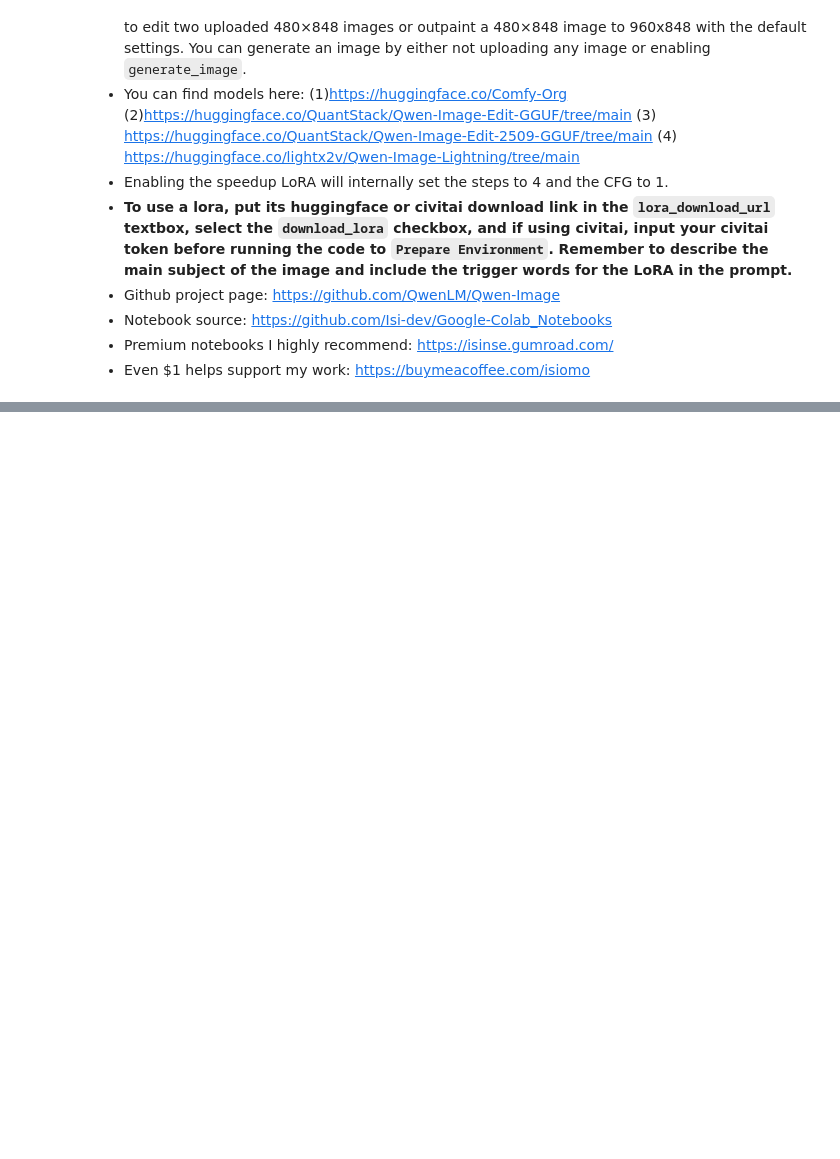
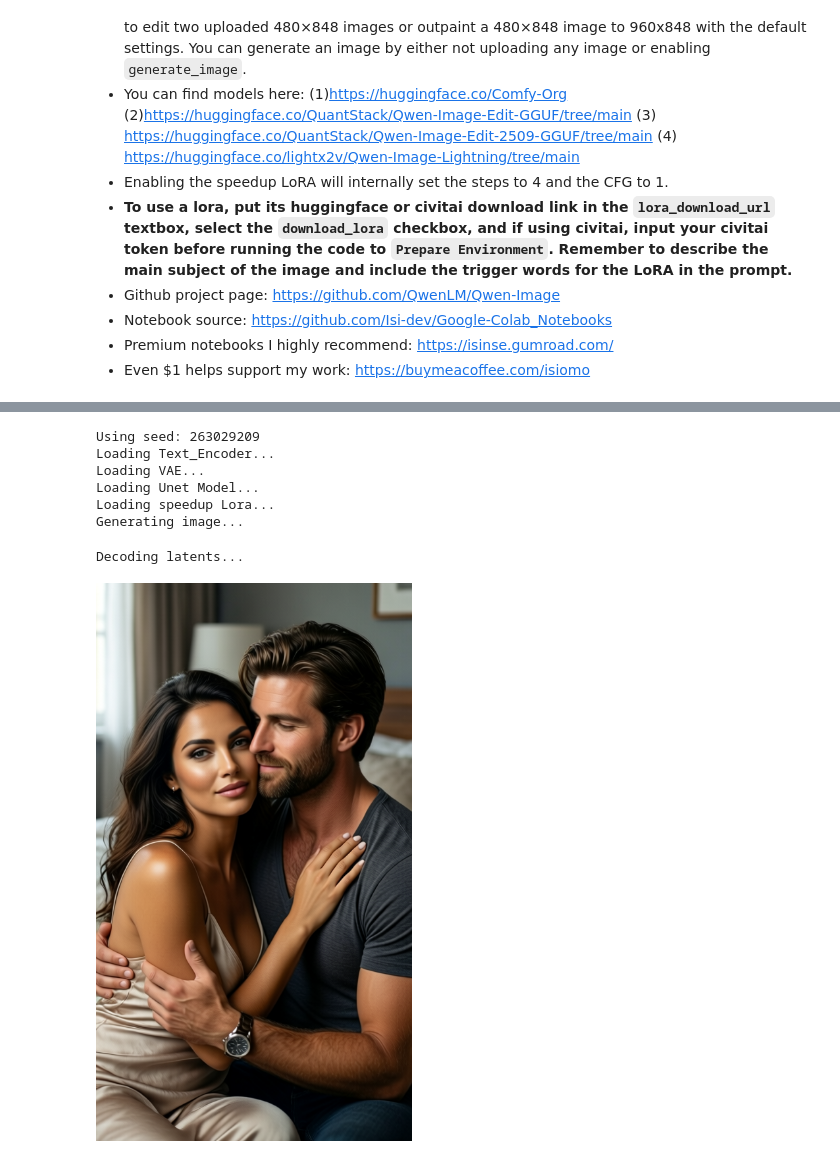
Before and after one commit to kdbugk/automatic-checkpoints, a Jupyter notebook: Qwen_Image/Qwen_Image_Gen_Edit.ipynb, the cells around one changed output, grey strips where cells are left out. Cells and saved outputs as stored; diff of their text form; code cells hidden in the pictures; blank space fills up the shorter version.

```diff
--- a/Qwen_Image/Qwen_Image_Gen_Edit.ipynb
+++ b/Qwen_Image/Qwen_Image_Gen_Edit.ipynb
@@ -890,12 +912,12 @@ if display_upload:
 # @title {"single-column":true}
 # @markdown # 💥2. Generate/Edit Image
 
-positive_prompt="A man carrying a beautiful young lady in his arms" # @param {"type":"string"}
-negative_prompt="jpeg compression" # @param {"type":"string"}
+positive_prompt="woman033 with masc man, intimate scene, bedroom, soft lighting, realistic skin texture, photorealistic, 8k, detailed" # @param {"type":"string"}
+negative_prompt="cartoon, anime, drawing, painting, low quality, blurry, deformed" # @param {"type":"string"}
 shift=3 # @param {"type":"slider","min":0.0,"max":100.0,"step":0.1}
 # @markdown ---
 # @markdown ### Image Settings
-generate_image=False # @param {type:"boolean"}
+generate_image=True # @param {type:"boolean"}
 do_not_use_uploaded_image2=False # @param {type:"boolean"}
 change_resolution=True # @param {type:"boolean"}
 new_width = 480 # @param {"type":"number"}
@@ -916,7 +938,7 @@ denoise=1 # @param {"type":"slider","min":0.0,"max":1.0,"step":0.01}
 # @markdown ---
 # @markdown ### LoRA Settings
 use_speedup_lora=True # @param {type:"boolean"}
-use_lora=False # @param {type:"boolean"}
+use_lora=True # @param {type:"boolean"}
 LoRA_Strength=1 # @param {"type":"slider","min":-1,"max":1,"step":0.01}
 
 file_uploaded11  = globals().get("file_uploaded", None)
@@ -932,30 +954,39 @@ print(f"Using seed: {seed}")
 
 if do_not_use_uploaded_image2 and file_uploaded22 is not None:
     file_uploaded22 = None
 
 edit_input(
     image_path = file_uploaded11,
     image_path2 = file_uploaded22,
     positive_prompt = positive_prompt,
     negative_prompt = negative_prompt,
     guidance = shift,
     generate_image = generate_image,
     change_resolution=change_resolution,
     width=new_width,
     height=new_height,
     change_output_resolution=change_output_resolution,
     width_out=width_out,
     height_out=height_out,
     seed = seed,
     steps = steps,
     cfg = cfg,
     sampler_name = sampler_name,
     scheduler = scheduler,
     denoise = denoise,
     use_turbo_lora = use_speedup_lora,
     use_lora = use_lora,
     LoRA_Strength = LoRA_Strength,
     overwrite = overwrite_previous_output
 )
 
 clear_memory()
+# %% [output]
+Using seed: 263029209
+Loading Text_Encoder...
+Loading VAE...
+Loading Unet Model...
+Loading speedup Lora...
+Generating image...
+Decoding latents...
+[figure, added]
```
Also changed, not shown: parts of 2 cells of this notebook.
